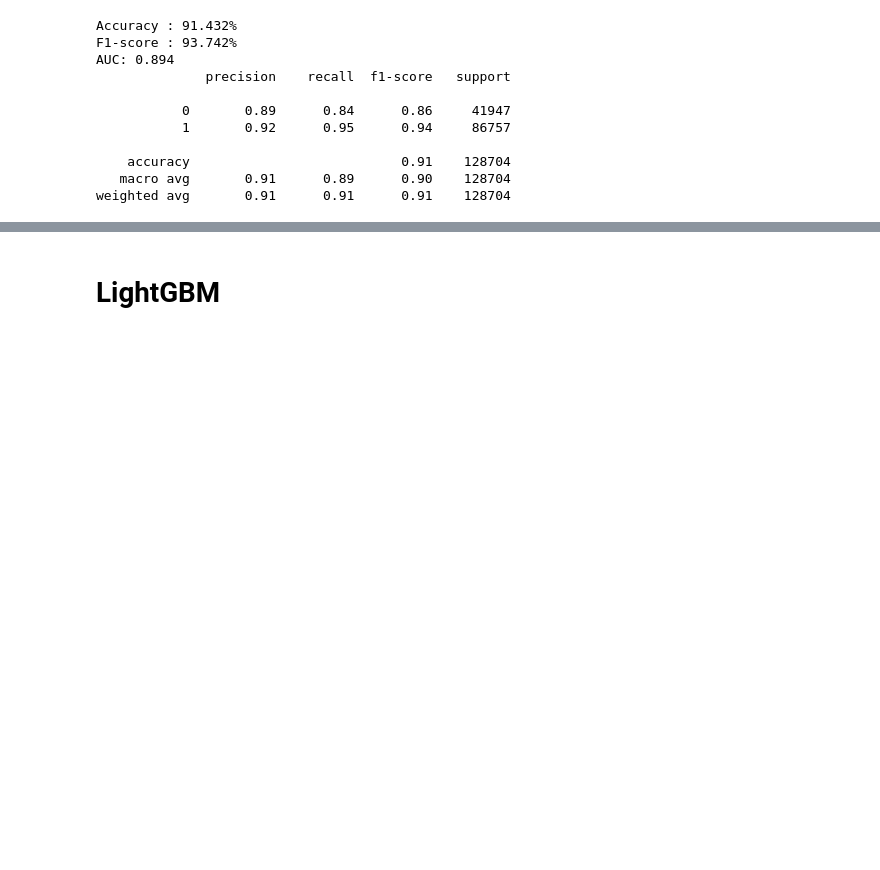
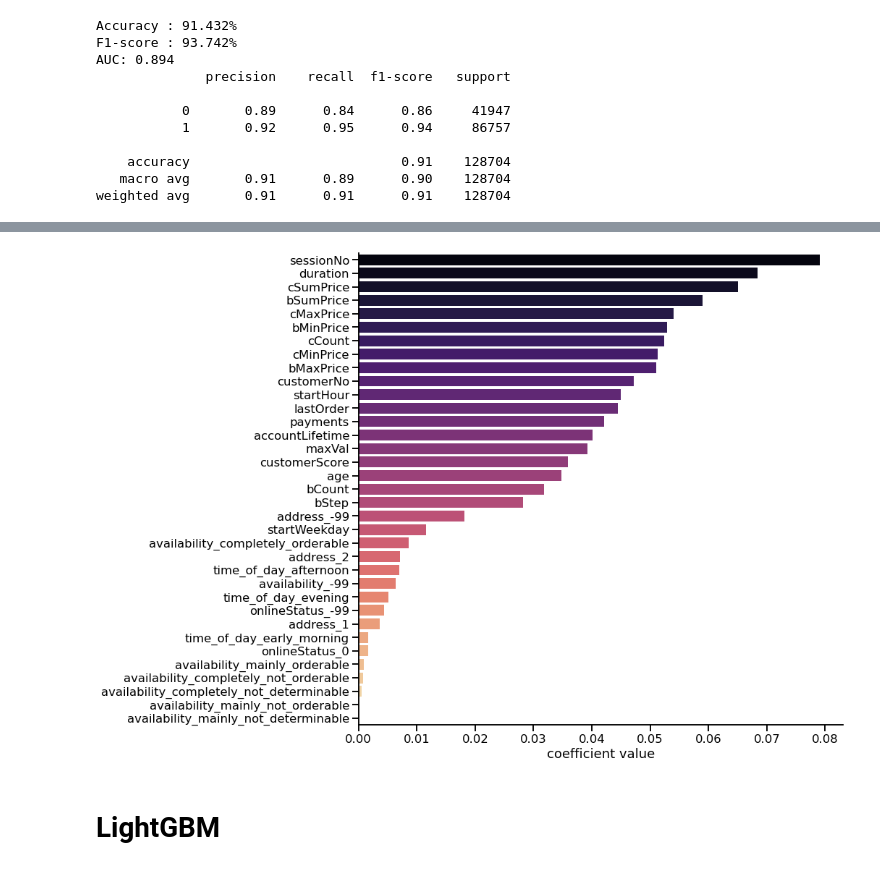
Before and after one commit to elvyna/udacity-aws-mle-nanodegree, a Jupyter notebook: project05-capstone/notebook/02-model-training-iter1.ipynb, the cells around one changed output, grey strips where cells are left out. Drawn from its saved outputs; the diff is of its cells as text; code cells hidden in the pictures; blank space fills up the shorter version.

```diff
--- a/project05-capstone/notebook/02-model-training-iter1.ipynb
+++ b/project05-capstone/notebook/02-model-training-iter1.ipynb
@@ -53,6 +53,19 @@ df_train.drop(
     axis=1,
     inplace=True
 )
+# %%
+categorical_feature_list = [
+    'availability_-99', 'availability_completely_not_determinable',
+    'availability_completely_not_orderable','availability_completely_orderable',
+    'availability_mainly_not_determinable','availability_mainly_not_orderable',
+    'availability_mainly_orderable',
+    'address_-99', 'address_1', 'address_2',
+    'time_of_day_afternoon','time_of_day_early_morning', 'time_of_day_evening',
+    'onlineStatus_-99','onlineStatus_0'
+]
+
+for col in categorical_feature_list:
+    df_train[col] = df_train[col].astype(int)
 # %%
 ## train test split (using original data, without handling imbalanced class distribution)
 from sklearn.model_selection import train_test_split
@@ -240,26 +275,28 @@ weighted avg       0.91      0.91      0.91    128704
 # %%
-# rf_coef = pd.DataFrame(
-#     data = {
-#         'feature_name': X_train.columns,
-#         'coef': model_rf.coef_[0]
-#     }
-# ).sort_values(by='coef', ascending=False)
-# rf_coef['coef_abs'] = np.abs(rf_coef['coef'])
+rf_coef = pd.DataFrame(
+    data = {
+        'feature_name': X_train.columns,
+        'coef': model_rf.feature_importances_
+    }
+).sort_values(by='coef', ascending=False)
+rf_coef['coef_abs'] = np.abs(rf_coef['coef'])
 
 
-# f, ax = plt.subplots(figsize=(12, 12))
-# sns.barplot(
-#     data = rf_coef,
-#     y = 'feature_name',
-#     x = 'coef',
-#     orient = 'h',
-#     palette = 'magma',
-#     ax = ax
-# );
+f, ax = plt.subplots(figsize=(12, 12))
+sns.barplot(
+    data=rf_coef,
+    y='feature_name',
+    x='coef',
+    orient='h',
+    palette='magma',
+    ax=ax
+);
 
-# plt.xlabel('coefficient value')
-# plt.ylabel('')
-# sns.despine();
+plt.xlabel('coefficient value')
+plt.ylabel('')
+sns.despine();
+# %% [output]
+[figure, added]
 # %% [markdown]
 # LightGBM
 # %%
```
Also changed, not shown: parts of 13 cells of this notebook.
